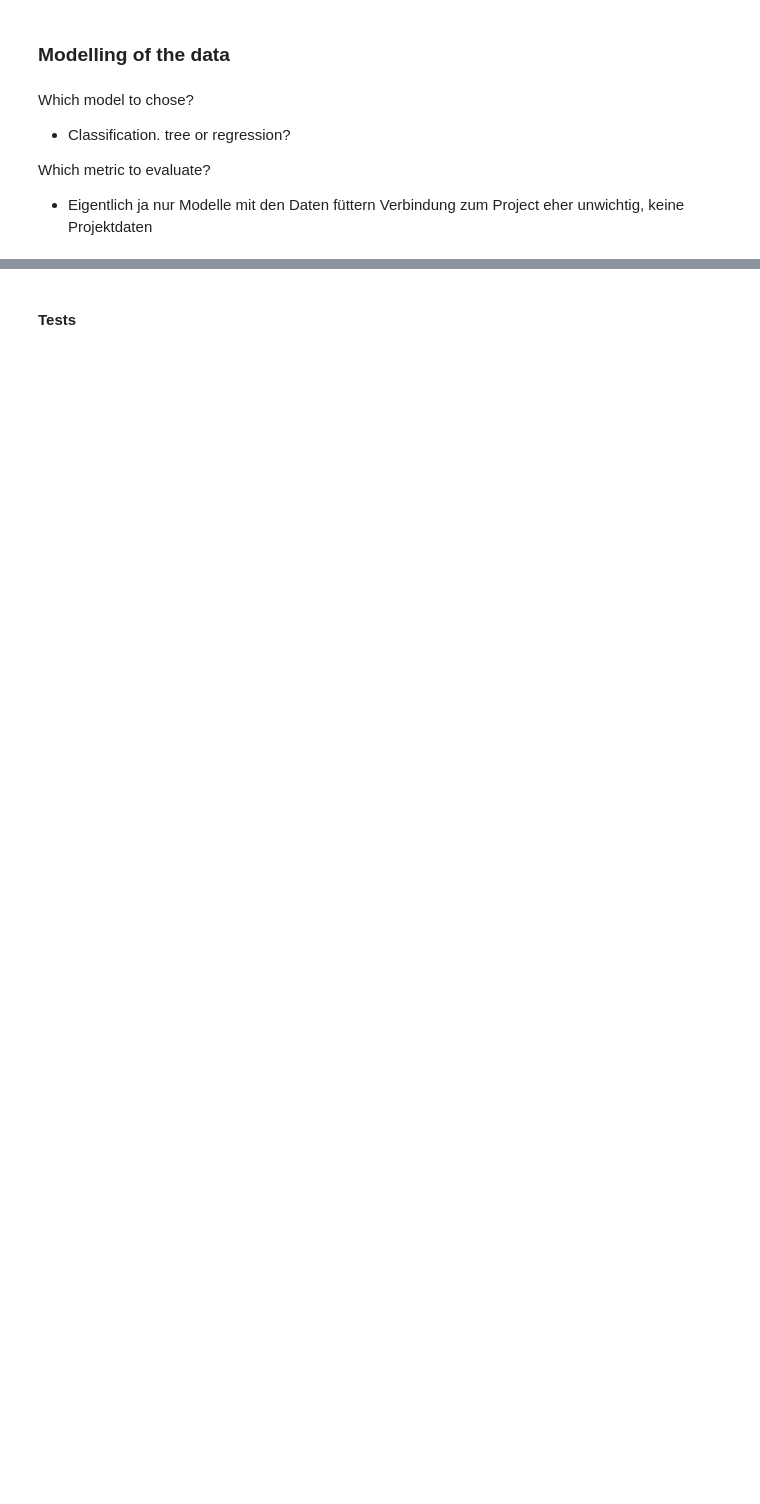
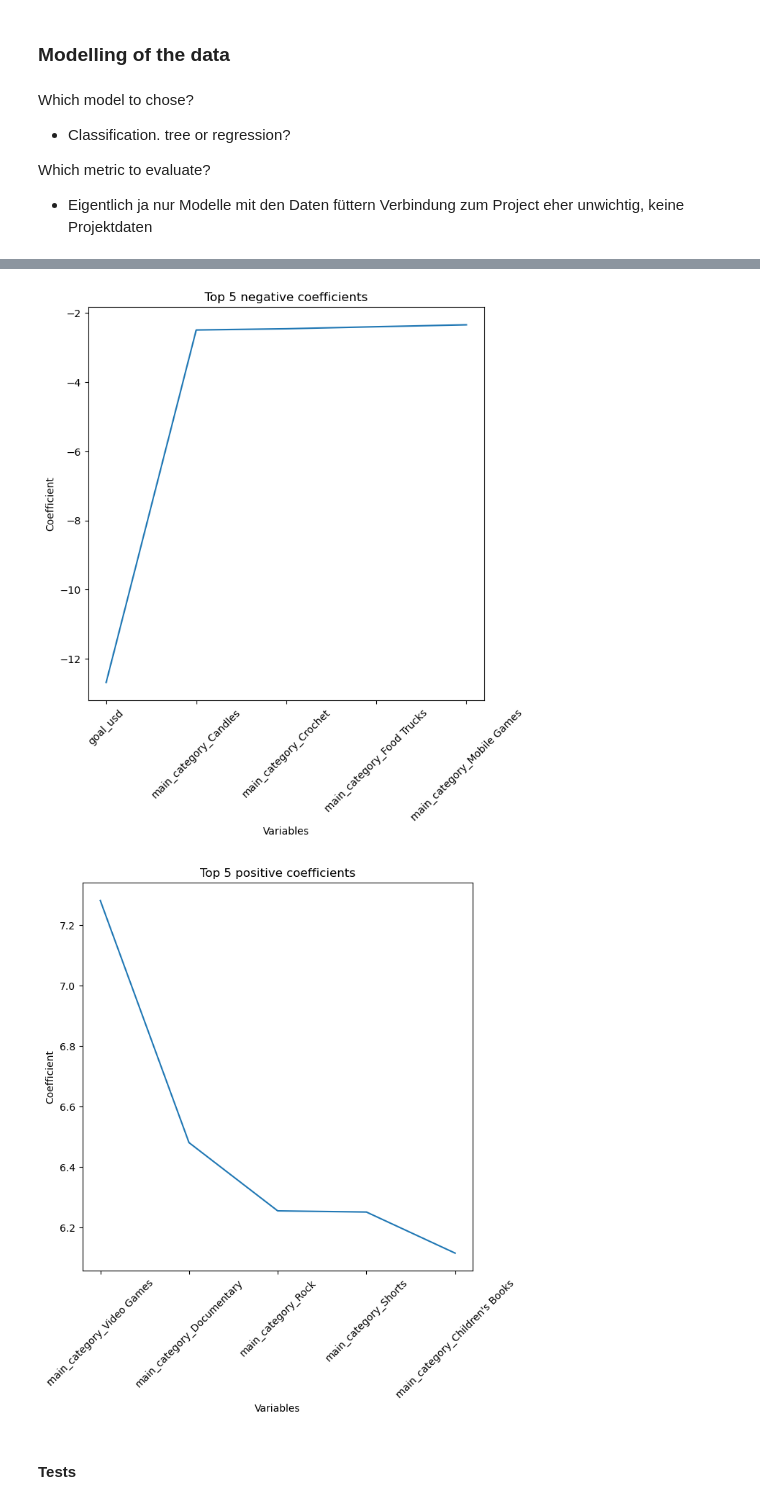
Before and after one commit to franzgerbig/Crowdfunding, a Jupyter notebook: notebooks/HB_Classification_preprocessing_modelling_16.07.2023.ipynb, the cells around one changed output, grey strips where cells are left out. Saved outputs shown, nothing was run; the diff lists cells and outputs as text; code cells hidden in the pictures; blank space fills up the shorter version.

```diff
--- a/notebooks/HB_Classification_preprocessing_modelling_16.07.2023.ipynb
+++ b/notebooks/HB_Classification_preprocessing_modelling_16.07.2023.ipynb
@@ -174,0 +175,6 @@ Decision Tree R2 value: 0.6034869240348693
+# %%
+# Random Forest
+rfc=RandomForestClassifier()
+rfc.fit(X_train,y_train)
+rfc_pred=tree.predict(X_test_merge)
+print('Random Forest R2 value:',rfc.score(X_test_merge,y_test))
@@ -175,7 +183,7 @@ Decision Tree R2 value: 0.6034869240348693
 # %%
 # Logistical Regression
 log=LogisticRegression()
-log.fit(X_train_merge,y_train)
+log.fit(X_train,y_train)
 log_pred=log.predict(X_test_merge)
 print('Logistical Regression R2 value:',log.score(X_test_merge,y_test))
 # %% [output]
@@ -190,7 +198,7 @@ Please also refer to the documentation for alternative solver options:
 # %%
 # KNN
 knn=neighbors.KNeighborsClassifier()
-knn.fit(X_train_merge,y_train)
+knn.fit(X_train,y_train)
 knn_pred=knn.predict(X_test_merge)
 print('K-nearest neighbours classification R2 value:',knn.score(X_test_merge,y_test))
 # %% [output]
@@ -219,7 +273,6 @@ print('we can see that the logistical regresson has the better overall value wit
 # %%
 # Buildung the Coefficient DataFrame
-log_importance=pd.DataFrame({'Variables':X_train_merge.columns,'Coefficient':log.coef_[0]})
+log_importance=pd.DataFrame({'Variables':X_train.columns,'Coefficient':log.coef_[0]})
 log_importance_negatives=log_importance.sort_values('Coefficient',ascending=True)
 log_importance_positives=log_importance.sort_values('Coefficient',ascending=False)
-display(log_importance_positives)
 # %%
@@ -227,15 +294,20 @@ display(log_importance_negatives)
 # %%
 # Plotting the Coefficeint DataFrame
-plt.figure(figsize=[10,10])
+plt.figure(figsize=[7,7])
 plt.plot(log_importance_negatives['Variables'][0:5],log_importance_negatives['Coefficient'][0:5])
 plt.ylabel('Coefficient')
 plt.xlabel('Variables')
-plt.title('Top 5 negative Coefficients');
+plt.xticks(rotation=45)
+plt.title('Top 5 negative coefficients');
 plt.show()
-plt.figure(figsize=[10,10])
+plt.figure(figsize=[7,7])
 plt.plot(log_importance_positives['Variables'][0:5],log_importance_positives['Coefficient'][0:5])
 plt.ylabel('Coefficient')
 plt.xlabel('Variables')
-plt.title('Top 5 positives Coefficients');
+plt.xticks(rotation=45)
+plt.title('Top 5 positive coefficients');
+# %% [output]
+[figure, added]
+[figure, added]
 # %% [markdown]
 #### Tests
```
Also changed, not shown: parts of 20 cells of this notebook.
